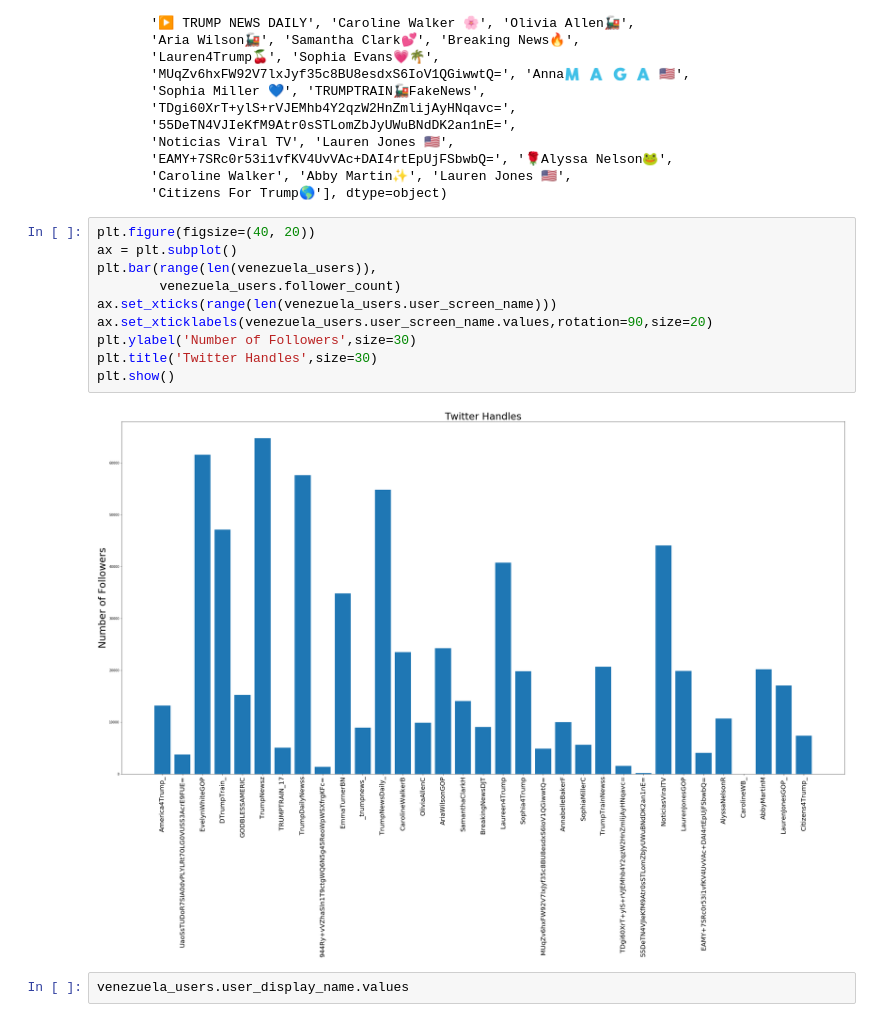
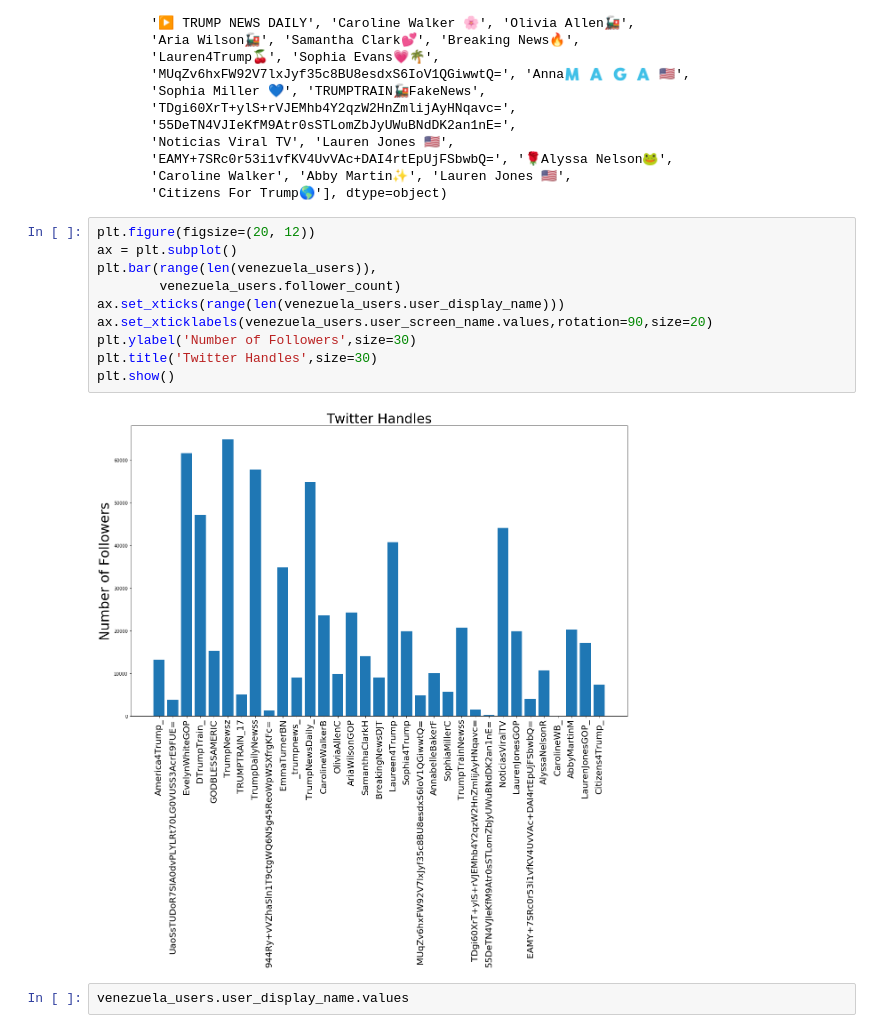
Before and after one commit to sandroclark/Venezuelan-Intrusion, a Jupyter notebook: Capstone Venezuela Users.ipynb, the cells around one changed output. Drawn from its saved outputs; the diff is of its cells as text.

```diff
--- a/Capstone Venezuela Users.ipynb
+++ b/Capstone Venezuela Users.ipynb
@@ -101,17 +102,17 @@ array(['AmericaForTrump🇺🇸', 'UaoSsTUDoR7SIA0dvPLYLRt70LG0VUSS3AcrE9FUE=',
        'Caroline Walker', 'Abby Martin✨', 'Lauren Jones 🇺🇸',
        'Citizens For Trump🌎'], dtype=object)
 # %%
-plt.figure(figsize=(40, 20))
+plt.figure(figsize=(20, 12))
 ax = plt.subplot()
 plt.bar(range(len(venezuela_users)),
         venezuela_users.follower_count)
-ax.set_xticks(range(len(venezuela_users.user_screen_name)))
+ax.set_xticks(range(len(venezuela_users.user_display_name)))
 ax.set_xticklabels(venezuela_users.user_screen_name.values,rotation=90,size=20)
 plt.ylabel('Number of Followers',size=30)
 plt.title('Twitter Handles',size=30)
 plt.show()
 # %% [output]
-[figure, old version]
+[figure, new version]
 # %%
 venezuela_users.user_display_name.values
 # %% [output]
```
Also changed, not shown: parts of 3 cells of this notebook, 10 other files.
